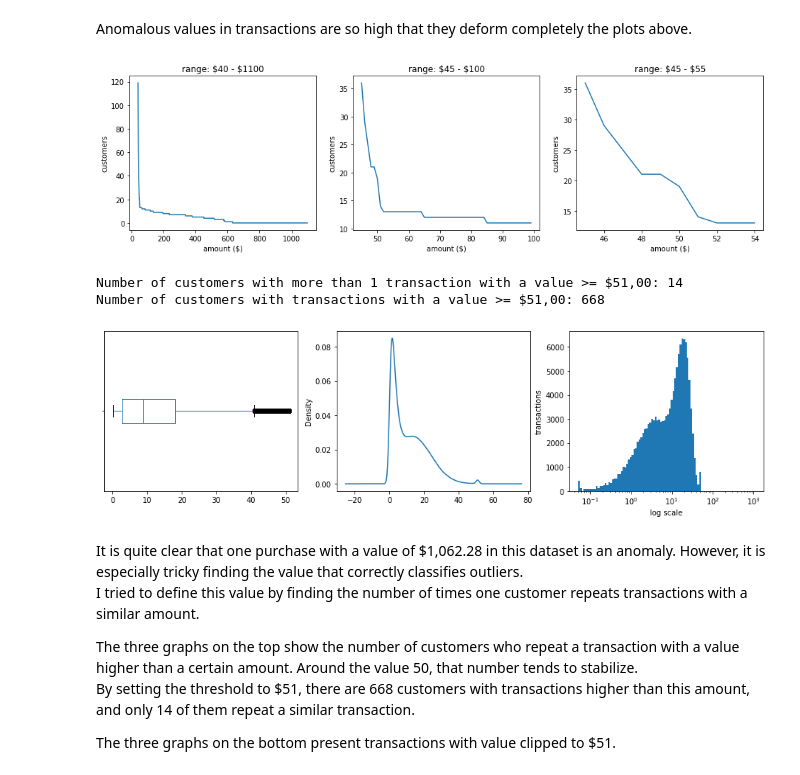
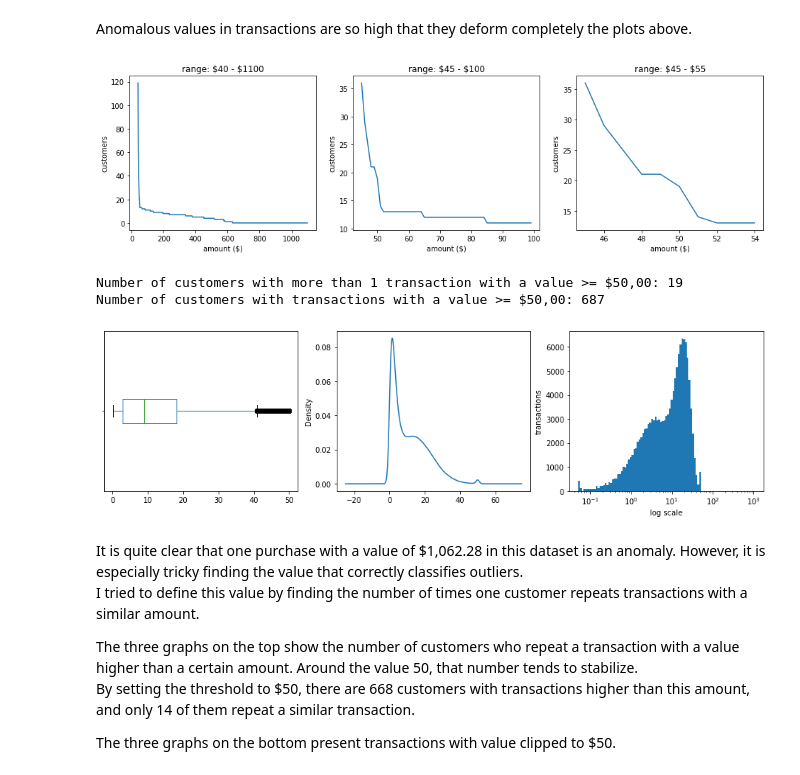
Before and after one commit to silviomori/udacity-machine-learning-capstone-starbucks, a Jupyter notebook: DataExploration.ipynb, the cells around one changed output. Drawn from its saved outputs; the diff is of its cells as text; code cells hidden in the pictures.

```diff
--- a/DataExploration.ipynb
+++ b/DataExploration.ipynb
@@ -789,48 +844,48 @@ n_users = []
 values = range(45,55)
 for v in values:
     n_users.append(transcript_df[transcript_df.amount > v] \
                    .person.duplicated().sum())
 axs[2].plot(values, n_users)
 axs[2].set_title('range: \$45 - \$55')
 axs[2].set_xlabel('amount ($)')
 axs[2].set_ylabel('customers')
 
 plt.show()
 
 
-print('Number of customers with more than 1 transaction with a value >= $51,00:',
-       transcript_df[transcript_df.amount >= 51].person.duplicated().sum())
-print('Number of customers with transactions with a value >= $51,00:',
-       transcript_df[transcript_df.amount >= 51].person.nunique())
+print('Number of customers with more than 1 transaction with a value >= $50,00:',
+       transcript_df[transcript_df.amount >= 50].person.duplicated().sum())
+print('Number of customers with transactions with a value >= $50,00:',
+       transcript_df[transcript_df.amount >= 50].person.nunique())
 
 
 fig, axs = plt.subplots(figsize=(16,4), nrows=1, ncols=3)
 
-transcript_df.amount.clip(lower=0.05, upper=51).plot.box(ax=axs[0], vert=False)
+transcript_df.amount.clip(lower=0.05, upper=50).plot.box(ax=axs[0], vert=False)
 axs[0].set_yticklabels('')
-transcript_df.amount.clip(lower=0.05, upper=51).plot.density(ax=axs[1])
+transcript_df.amount.clip(lower=0.05, upper=50).plot.density(ax=axs[1])
 
 bins = 100
 logbins = np.logspace(np.log10(transcript_df.amount.min().min()),
                       np.log10(transcript_df.amount.max().max()),
                       num=bins)
-transcript_df.amount.clip(0.05, 51).hist(bins=logbins, ax=axs[2])
+transcript_df.amount.clip(0.05, 50).hist(bins=logbins, ax=axs[2])
 axs[2].set_ylabel('transactions')
 axs[2].set_xscale('log')
 axs[2].set_xlabel('log scale')
 axs[2].grid(False)
 
 plt.show()
 # %% [output]
 [figure]
-Number of customers with more than 1 transaction with a value >= $51,00: 14
-Number of customers with transactions with a value >= $51,00: 668
+Number of customers with more than 1 transaction with a value >= $50,00: 19
+Number of customers with transactions with a value >= $50,00: 687
-[figure, old version]
+[figure, new version]
 # %% [markdown]
 It is quite clear that one purchase with a value of \$1,062.28 in this dataset is an anomaly. However, it is especially tricky finding the value that correctly classifies outliers.
 I tried to define this value by finding the number of times one customer repeats transactions with a similar amount.
 
 The three graphs on the top show the number of customers who repeat a transaction with a value higher than a certain amount. Around the value 50, that number tends to stabilize.
-By setting the threshold to $51, there are 668 customers with transactions higher than this amount, and only 14 of them repeat a similar transaction.
+By setting the threshold to $50, there are 668 customers with transactions higher than this amount, and only 14 of them repeat a similar transaction.
 
-The three graphs on the bottom present transactions with value clipped to \$51.
+The three graphs on the bottom present transactions with value clipped to \$50.
```
Also changed, not shown: parts of 7 cells of this notebook.
